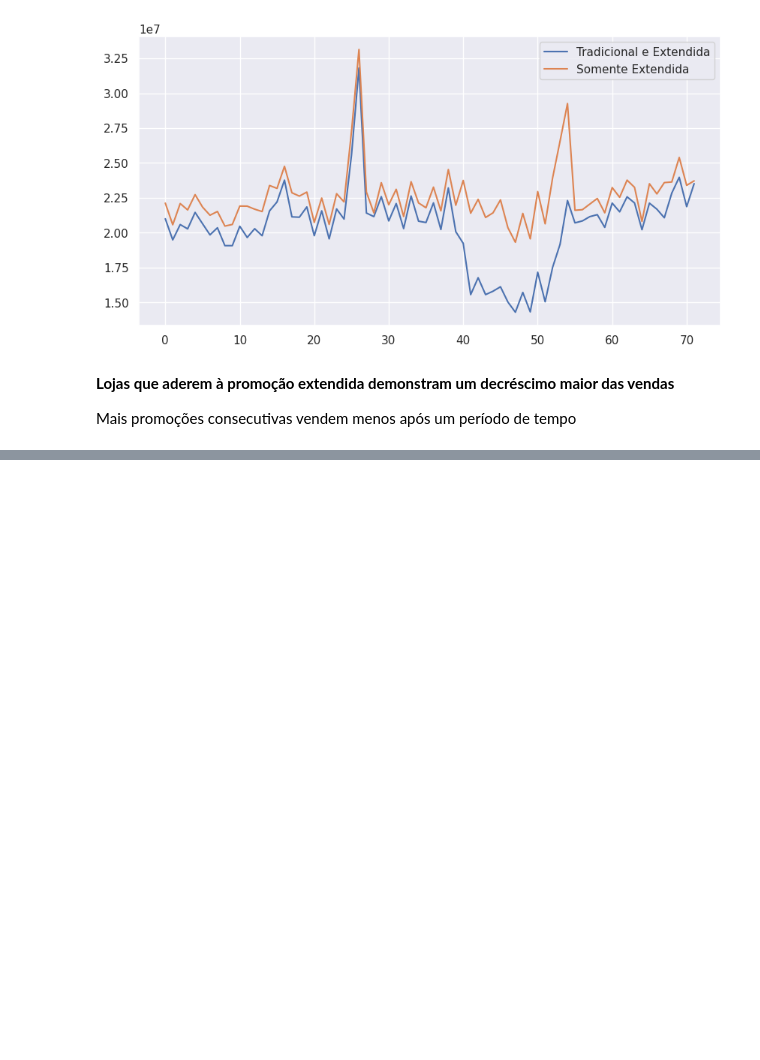
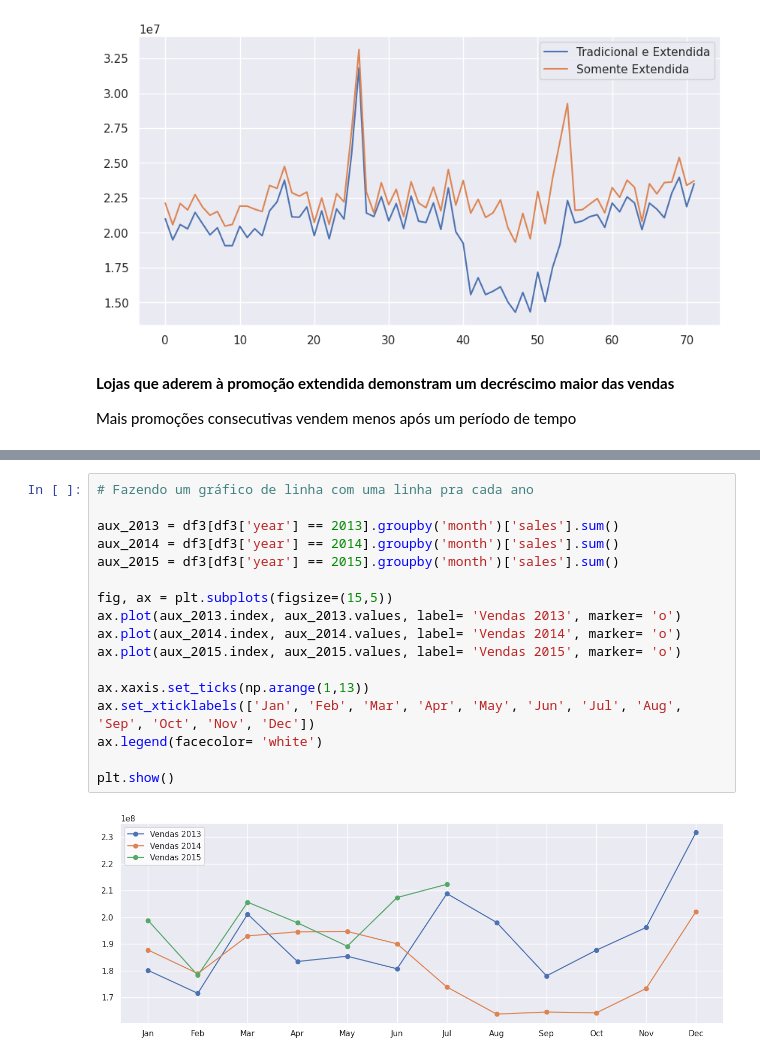
Before and after one commit to BLayus/Previs-o-do-Valor-de-Vendas, a Jupyter notebook: Rossmann_Store_Sales_Prediction.ipynb, the cells around one changed output, grey strips where cells are left out. Cells and saved outputs as stored; diff of their text form; blank space fills up the shorter version.

```diff
--- a/Rossmann_Store_Sales_Prediction.ipynb
+++ b/Rossmann_Store_Sales_Prediction.ipynb
@@ -1048,0 +1089,19 @@ Mais promoções consecutivas vendem menos após um período de tempo
+# %%
+# Fazendo um gráfico de linha com uma linha pra cada ano
+
+aux_2013 = df3[df3['year'] == 2013].groupby('month')['sales'].sum()
+aux_2014 = df3[df3['year'] == 2014].groupby('month')['sales'].sum()
+aux_2015 = df3[df3['year'] == 2015].groupby('month')['sales'].sum()
+
+fig, ax = plt.subplots(figsize=(15,5))
+ax.plot(aux_2013.index, aux_2013.values, label= 'Vendas 2013', marker= 'o')
+ax.plot(aux_2014.index, aux_2014.values, label= 'Vendas 2014', marker= 'o')
+ax.plot(aux_2015.index, aux_2015.values, label= 'Vendas 2015', marker= 'o')
+
+ax.xaxis.set_ticks(np.arange(1,13))
+ax.set_xticklabels(['Jan', 'Feb', 'Mar', 'Apr', 'May', 'Jun', 'Jul', 'Aug', 'Sep', 'Oct', 'Nov', 'Dec'])
+ax.legend(facecolor= 'white')
+
+plt.show()
+# %% [output]
+[figure, added]
```
Also changed, not shown: parts of 33 cells of this notebook.
